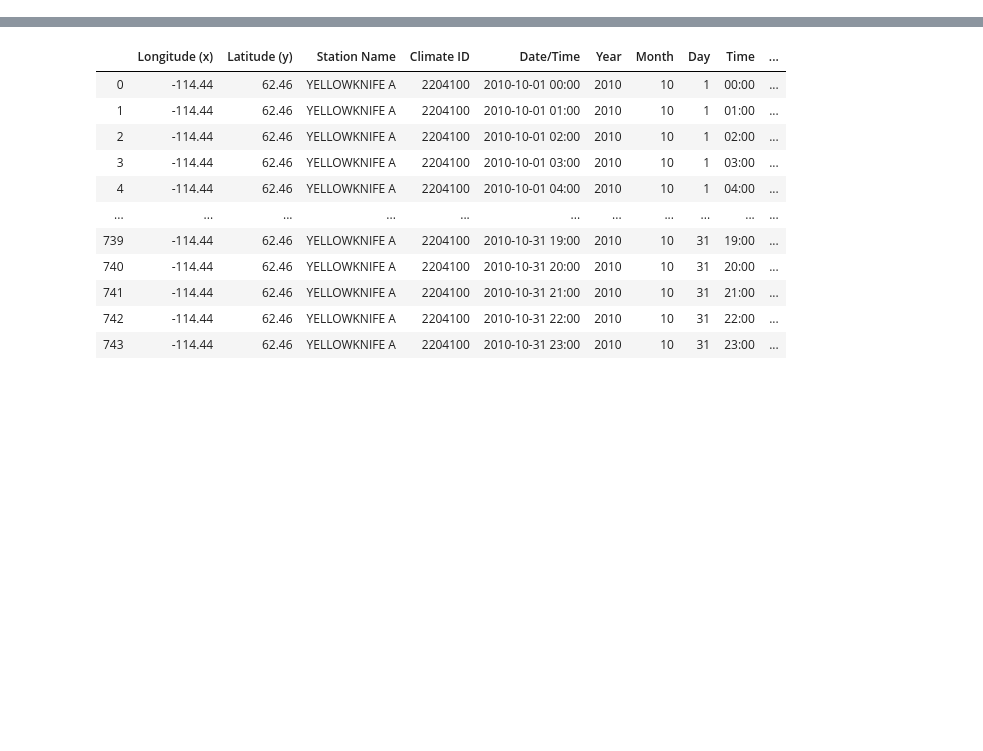
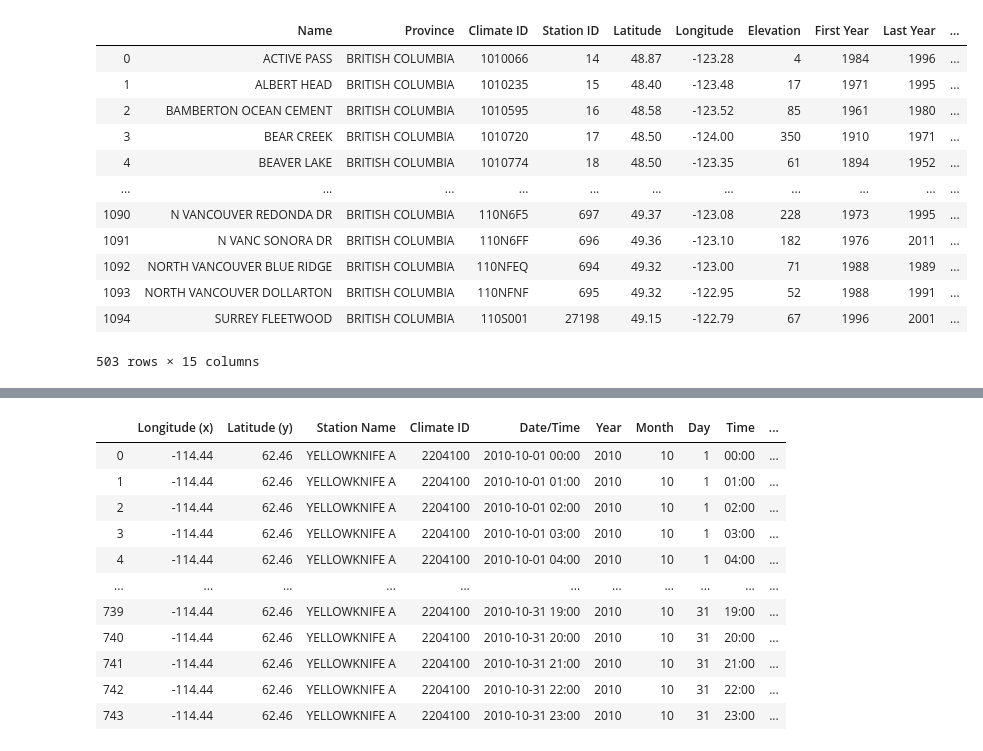
Before and after one commit to david-hurley/env-can-wx-app, a Jupyter notebook: map_generation.ipynb, the cells around one changed output, grey strips where cells are left out. Saved outputs shown, nothing was run; the diff lists cells and outputs as text; code cells hidden in the pictures; blank space fills up the shorter version.

```diff
--- a/map_generation.ipynb
+++ b/map_generation.ipynb
@@ -11,4 +20,3 @@ df[df['HLY First Year']>0]['HLY First Year'].min()
 # %%
-df[df['HLY First Year'] == -999] = None
-df.head()
+df[(df['First Year']<=endyear) & (df['Last Year']>=startyear)]['Last Year'].min()
 # %% [output]
@@ -38,3 +42,27 @@ map
+# %%
+lat1,lon1 = np.radians([49,-123])
+lat2,lon2 = np.radians([df.Latitude,df.Longitude])
+
+a = np.sin((lat2-lat1)/2.0)**2 + \
+    np.cos(lat1) * np.cos(lat2) * np.sin((lon2-lon1)/2.0)**2
+
+t = 6371 * 2 * np.arcsin(np.sqrt(a))
+# %%
+df[t<100]
+# %% [output]
+|  | Name | Province | Climate ID | Station ID | Latitude | Longitude | Elevation | First Year | Last Year | ... |
+| 0 | ACTIVE PASS | BRITISH COLUMBIA | 1010066 | 14 | 48.87 | -123.28 | 4 | 1984 | 1996 | ... |
+| 1 | ALBERT HEAD | BRITISH COLUMBIA | 1010235 | 15 | 48.40 | -123.48 | 17 | 1971 | 1995 | ... |
+| 2 | BAMBERTON OCEAN CEMENT | BRITISH COLUMBIA | 1010595 | 16 | 48.58 | -123.52 | 85 | 1961 | 1980 | ... |
+| 3 | BEAR CREEK | BRITISH COLUMBIA | 1010720 | 17 | 48.50 | -124.00 | 350 | 1910 | 1971 | ... |
+| 4 | BEAVER LAKE | BRITISH COLUMBIA | 1010774 | 18 | 48.50 | -123.35 | 61 | 1894 | 1952 | ... |
+| ... | ... | ... | ... | ... | ... | ... | ... | ... | ... | ... |
+| 1090 | N VANCOUVER REDONDA DR | BRITISH COLUMBIA | 110N6F5 | 697 | 49.37 | -123.08 | 228 | 1973 | 1995 | ... |
+| 1091 | N VANC SONORA DR | BRITISH COLUMBIA | 110N6FF | 696 | 49.36 | -123.10 | 182 | 1976 | 2011 | ... |
+| 1092 | NORTH VANCOUVER BLUE RIDGE | BRITISH COLUMBIA | 110NFEQ | 694 | 49.32 | -123.00 | 71 | 1988 | 1989 | ... |
+| 1093 | NORTH VANCOUVER DOLLARTON | BRITISH COLUMBIA | 110NFNF | 695 | 49.32 | -122.95 | 52 | 1988 | 1991 | ... |
+| 1094 | SURREY FLEETWOOD | BRITISH COLUMBIA | 110S001 | 27198 | 49.15 | -122.79 | 67 | 1996 | 2001 | ... |
+503 rows × 15 columns
 # %%
 map.save('wx_location.html')
 # %%
```
Also changed, not shown: parts of 6 cells of this notebook, 2 other files.
